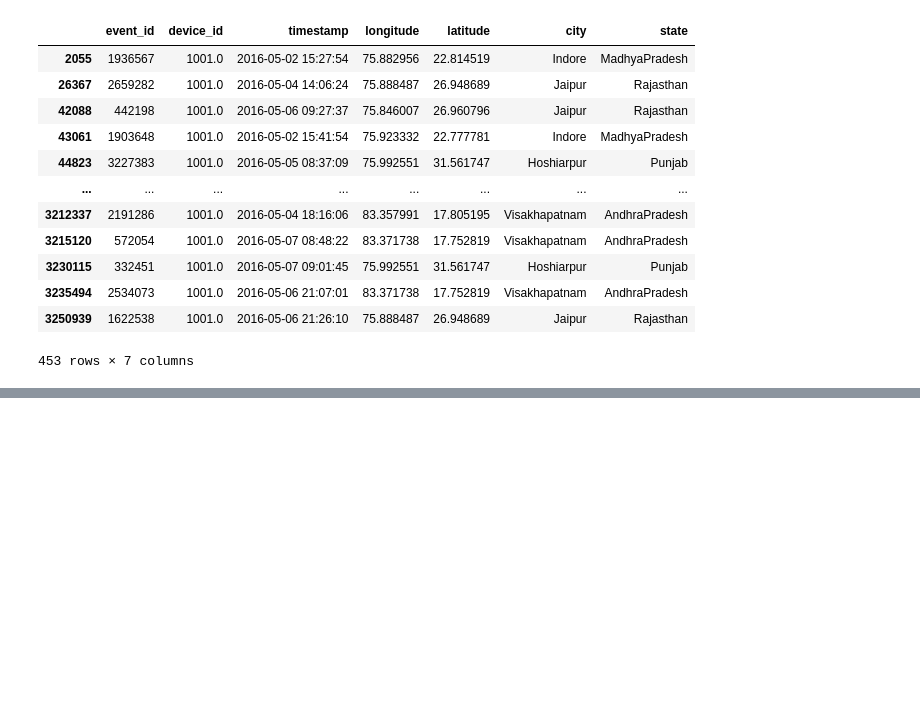
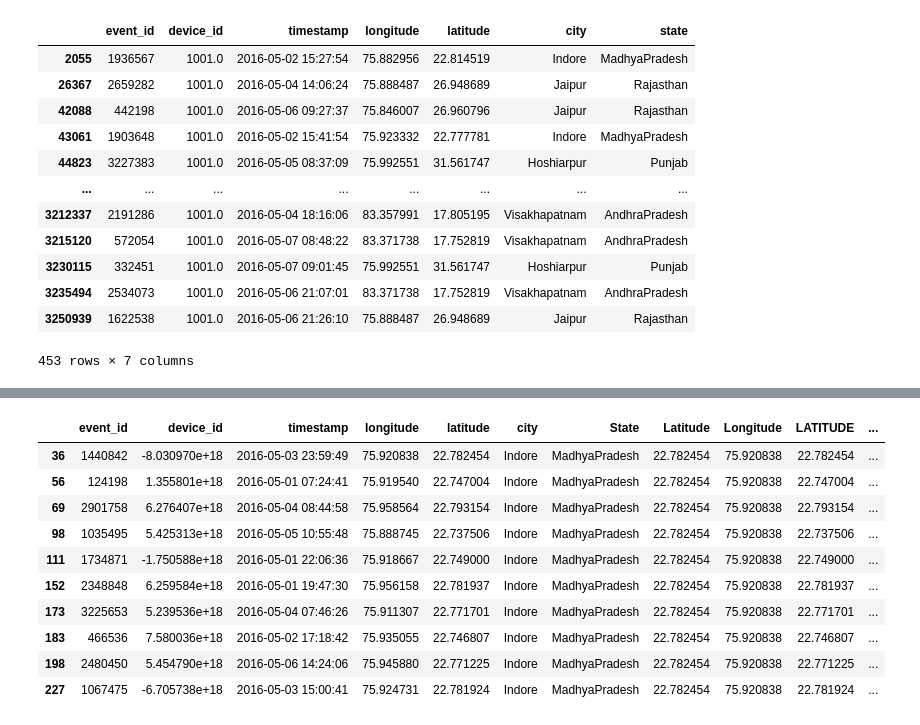
Before and after one commit to pathakchiranjit/Capstone_CDF_April21, a Jupyter notebook: CDF_projects_1004.ipynb, the cells around one changed output, grey strips where cells are left out. Drawn from its saved outputs; the diff is of its cells as text; code cells hidden in the pictures; blank space fills up the shorter version.

```diff
--- a/CDF_projects_1004.ipynb
+++ b/CDF_projects_1004.ipynb
@@ -322,0 +3462,14 @@ df1[df1.device_id==1001]
+# %%
+project_df[project_df.city=='Indore'].head(10)
+# %% [output]
+|  | event_id | device_id | timestamp | longitude | latitude | city | State | Latitude | Longitude | LATITUDE | ... |
+| 36 | 1440842 | -8.030970e+18 | 2016-05-03 23:59:49 | 75.920838 | 22.782454 | Indore | MadhyaPradesh | 22.782454 | 75.920838 | 22.782454 | ... |
+| 56 | 124198 | 1.355801e+18 | 2016-05-01 07:24:41 | 75.919540 | 22.747004 | Indore | MadhyaPradesh | 22.782454 | 75.920838 | 22.747004 | ... |
+| 69 | 2901758 | 6.276407e+18 | 2016-05-04 08:44:58 | 75.958564 | 22.793154 | Indore | MadhyaPradesh | 22.782454 | 75.920838 | 22.793154 | ... |
+| 98 | 1035495 | 5.425313e+18 | 2016-05-05 10:55:48 | 75.888745 | 22.737506 | Indore | MadhyaPradesh | 22.782454 | 75.920838 | 22.737506 | ... |
+| 111 | 1734871 | -1.750588e+18 | 2016-05-01 22:06:36 | 75.918667 | 22.749000 | Indore | MadhyaPradesh | 22.782454 | 75.920838 | 22.749000 | ... |
+| 152 | 2348848 | 6.259584e+18 | 2016-05-01 19:47:30 | 75.956158 | 22.781937 | Indore | MadhyaPradesh | 22.782454 | 75.920838 | 22.781937 | ... |
+| 173 | 3225653 | 5.239536e+18 | 2016-05-04 07:46:26 | 75.911307 | 22.771701 | Indore | MadhyaPradesh | 22.782454 | 75.920838 | 22.771701 | ... |
+| 183 | 466536 | 7.580036e+18 | 2016-05-02 17:18:42 | 75.935055 | 22.746807 | Indore | MadhyaPradesh | 22.782454 | 75.920838 | 22.746807 | ... |
+| 198 | 2480450 | 5.454790e+18 | 2016-05-06 14:24:06 | 75.945880 | 22.771225 | Indore | MadhyaPradesh | 22.782454 | 75.920838 | 22.771225 | ... |
+| 227 | 1067475 | -6.705738e+18 | 2016-05-03 15:00:41 | 75.924731 | 22.781924 | Indore | MadhyaPradesh | 22.782454 | 75.920838 | 22.781924 | ... |
```
Also changed, not shown: parts of 51 cells of this notebook.
